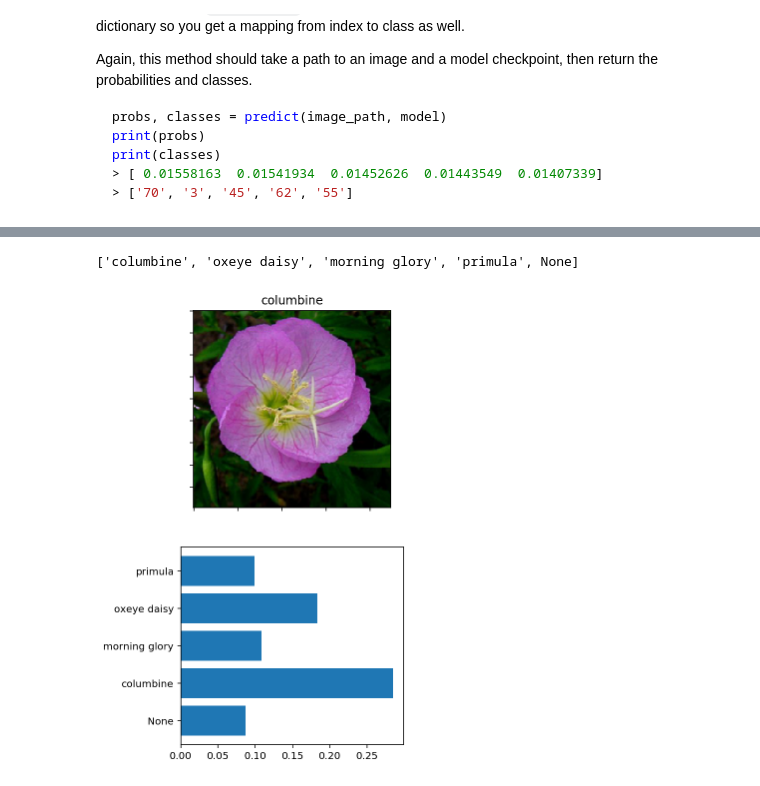
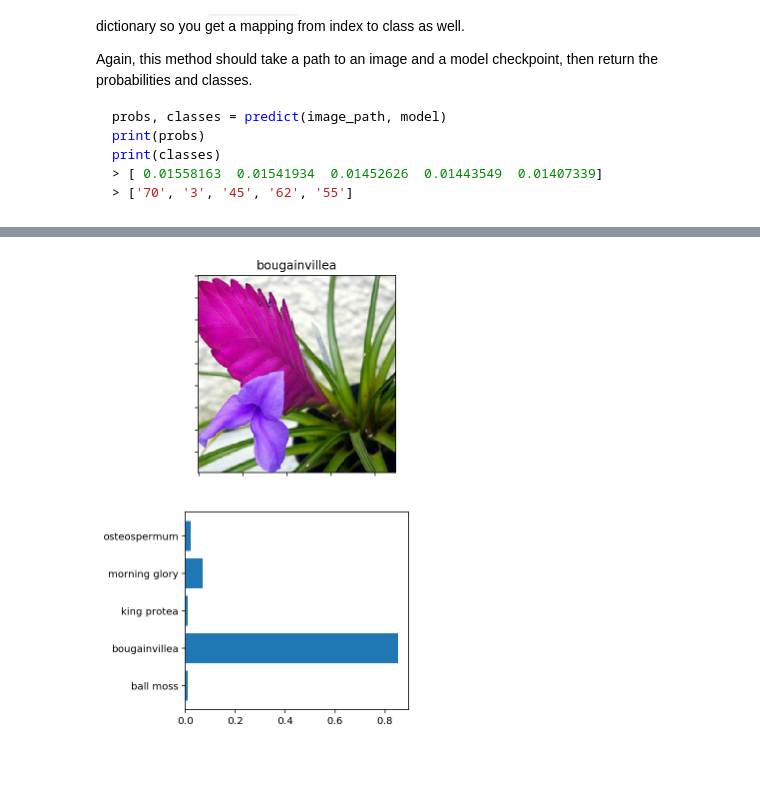
Before and after one commit to shreyasdhuliya/Flower-Classifying-Project, a Jupyter notebook: Image Classifier Project.ipynb, the cells around one changed output, grey strips where cells are left out. Cells and saved outputs as stored; diff of their text form; code cells hidden in the pictures.

```diff
--- a/Image Classifier Project.ipynb
+++ b/Image Classifier Project.ipynb
@@ -273,9 +259,9 @@ At this point it's good to write a function that can load a checkpoint and rebui
 def load_checkpoint(filename):
 
     checkpoint = torch.load(filename)
-    print('here')
+    #print('load checkpoint')
     model_chk = models.resnet34(pretrained=True)
-    #model1.cpu()
+    model_chk.to(device);
     model_chk.fc = checkpoint['fc']
     model_chk.load_state_dict(checkpoint['state_dict'])
     model_chk.epochs = checkpoint['epochs']
@@ -283,7 +269,7 @@ def load_checkpoint(filename):
     optimizer.load_state_dict(checkpoint['optimizer'])
 
     model_chk.class_to_idx = checkpoint['class_to_idx']
-    print('return')
+    #print('return')
 
     return(model_chk)
 # %%
@@ -364,15 +348,9 @@ As before, the network expects the images to be normalized in a specific way. Fo
 
 And finally, PyTorch expects the color channel to be the first dimension but it's the third dimension in the PIL image and Numpy array. You can reorder dimensions using [`ndarray.transpose`](https://docs.scipy.org/doc/numpy-1.13.0/reference/generated/numpy.ndarray.transpose.html). The color channel needs to be first and retain the order of the other two dimensions.
 # %%
+
 # Process a PIL image for use in a PyTorch model
 def process_image(image):
-    ''' Scales, crops, and normalizes a PIL image for a PyTorch model,
-        returns an Numpy array
-    '''
-    ''' img_loader = transforms.Compose([
-        transforms.Resize(256),
-        transforms.CenterCrop(224),
-        transforms.ToTensor()])'''
 
     #opening image
     pil_image = Image.open(image)
@@ -406,9 +384,9 @@ def process_image(image):
 # %% [markdown]
 To check your work, the function below converts a PyTorch tensor and displays it in the notebook. If your `process_image` function works, running the output through this function should return the original image (except for the cropped out portions).
 # %%
-from PIL import Image
+
 def imshow(image, ax=None, title=None):
-    """Imshow for Tensor."""
+
     if ax is None:
         fig, ax = plt.subplots()
 
@@ -451,7 +429,7 @@ print(classes)
 # %%
 #https://matplotlib.org/api/_as_gen/matplotlib.pyplot.subplots.html
 def predict(image_path, model, topk=5):
-    ''' Predict the class (or classes) of an image using a trained deep learning model.
+    '''
     '''
     model.to(device);
     image = process_image(image_path)
@@ -459,7 +437,9 @@ def predict(image_path, model, topk=5):
     with torch.no_grad():
         image_t = torch.from_numpy(image)
         #print(image.shape)
-        image_t = image_t.unsqueeze_(0)
+        #https://discuss.pytorch.org/t/what-is-the-difference-between-view-and-unsqueeze/1155
+        image_t = image_t.unsqueeze(0)
+        #Input type (torch.cuda.DoubleTensor) and weight type (torch.cuda.FloatTensor) should be the sam
         image_t = image_t.float()
 
         image_t = image_t.to(device)
@@ -486,12 +466,14 @@ def predict(image_path, model, topk=5):
         ax1.set_yticklabels([])
         ax1.set_xticklabels([])
 
-        print(list_str)
+
 
 
 
         #plotting 5 classes and probabilties
         ax2.barh(list_str,top_p)
+
+        #print(list_str)
 # %% [markdown]
 ## Sanity Checking
 
@@ -502,7 +484,7 @@ Now that you can use a trained model for predictions, check to make sure it make
 You can convert from the class integer encoding to actual flower names with the `cat_to_name.json` file (should have been loaded earlier in the notebook). To show a PyTorch tensor as an image, use the `imshow` function defined above.
 # %%
 # TODO: Display an image along with the top 5 classes
-predict(data_dir + '/test/1/image_06764.jpg', model_chk)
+#using model loaded from checkpoint
+predict(data_dir + '/test/93/image_06021.jpg', model_chk)
 # %% [output]
-['columbine', 'oxeye daisy', 'morning glory', 'primula', None]
-[figure, old version]
+[figure, new version]
```
Also changed, not shown: parts of 10 cells of this notebook, 6 other files.
